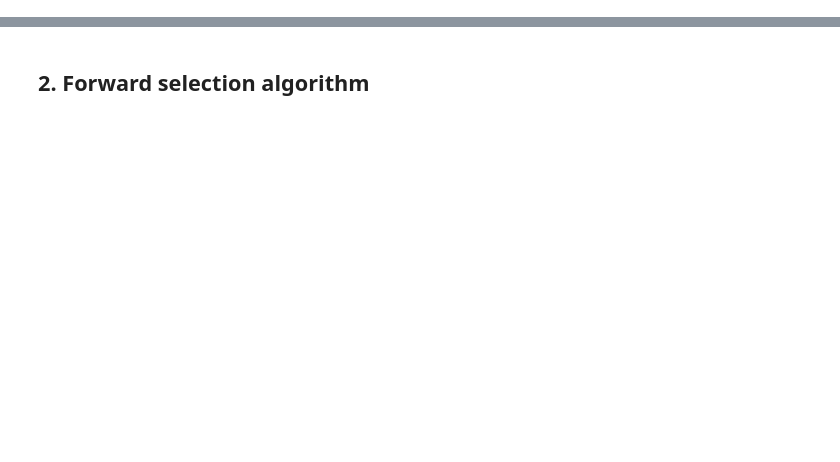
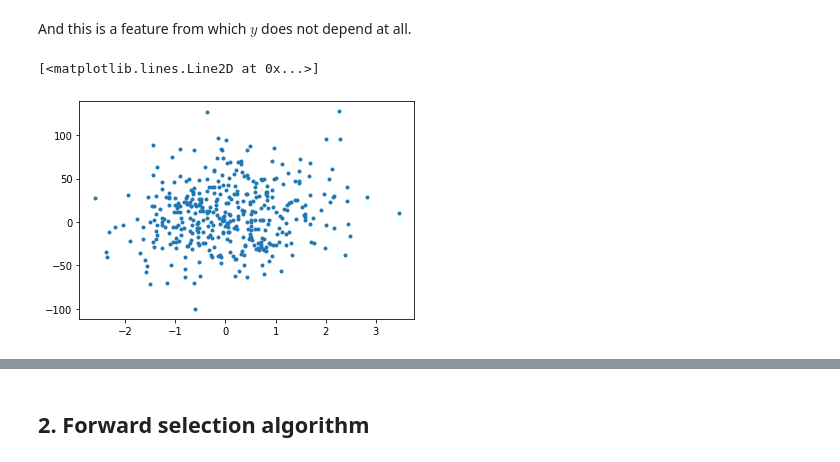
Before and after one commit to oulianov/linear-models, a Jupyter notebook: Feature selection.ipynb, the cells around one changed output, grey strips where cells are left out. Saved outputs shown, nothing was run; the diff lists cells and outputs as text; code cells hidden in the pictures; blank space fills up the shorter version.

```diff
--- a/Feature selection.ipynb
+++ b/Feature selection.ipynb
@@ -47 +48,8 @@ plt.plot(X[:, np.argmax(b)], y, '.')
+# %% [markdown]
+And this is a feature from which $y$ does not depend at all.
+# %%
+plt.plot(X[:,-1], y, '.')
+# %% [output]
+[<matplotlib.lines.Line2D at 0x...>]
+[figure, added]
 # %% [markdown]
```
Also changed, not shown: parts of 14 cells of this notebook.
